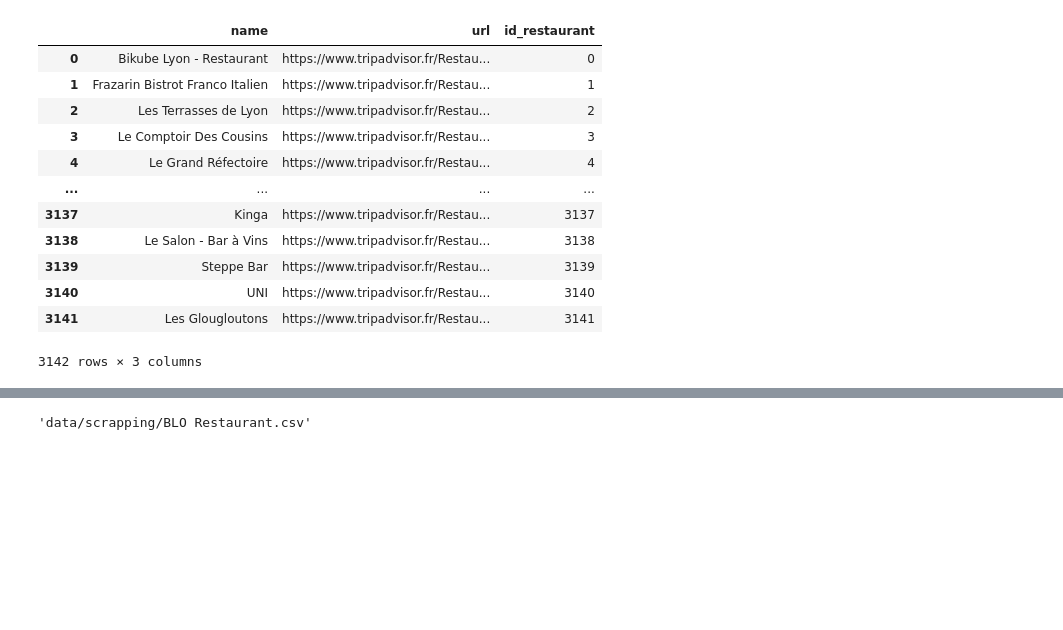
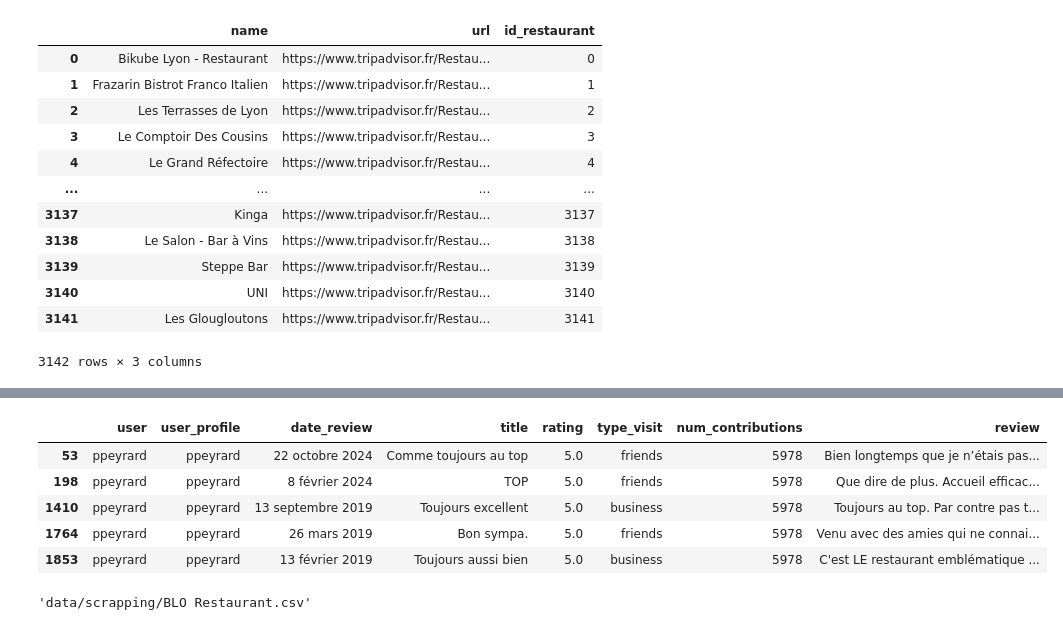
Before and after one commit to hugocollin/nlp_text_mining, a Jupyter notebook: test_scrapping.ipynb, the cells around one changed output, grey strips where cells are left out. Drawn from its saved outputs; the diff is of its cells as text; code cells hidden in the pictures; blank space fills up the shorter version.

```diff
--- a/test_scrapping.ipynb
+++ b/test_scrapping.ipynb
@@ -72,0 +66,11 @@ df_reviews = pd.concat(liste_df_reviews)
+# %%
+df_avis, df_details, df_location, df_reviews = mod.to_dataframe()
+# %%
+df_reviews[df_reviews["user_profile"]=="ppeyrard"]
+# %% [output]
+|  | user | user_profile | date_review | title | rating | type_visit | num_contributions | review |
+| 53 | ppeyrard | ppeyrard | 22 octobre 2024 | Comme toujours au top | 5.0 | friends | 5978 | Bien longtemps que je n’étais pas... |
+| 198 | ppeyrard | ppeyrard | 8 février 2024 | TOP | 5.0 | friends | 5978 | Que dire de plus. Accueil efficac... |
+| 1410 | ppeyrard | ppeyrard | 13 septembre 2019 | Toujours excellent | 5.0 | business | 5978 | Toujours au top. Par contre pas t... |
+| 1764 | ppeyrard | ppeyrard | 26 mars 2019 | Bon sympa. | 5.0 | friends | 5978 | Venu avec des amies qui ne connai... |
+| 1853 | ppeyrard | ppeyrard | 13 février 2019 | Toujours aussi bien | 5.0 | business | 5978 | C'est LE restaurant emblématique ... |
```
Also changed, not shown: parts of 8 cells of this notebook, 15 other files.
